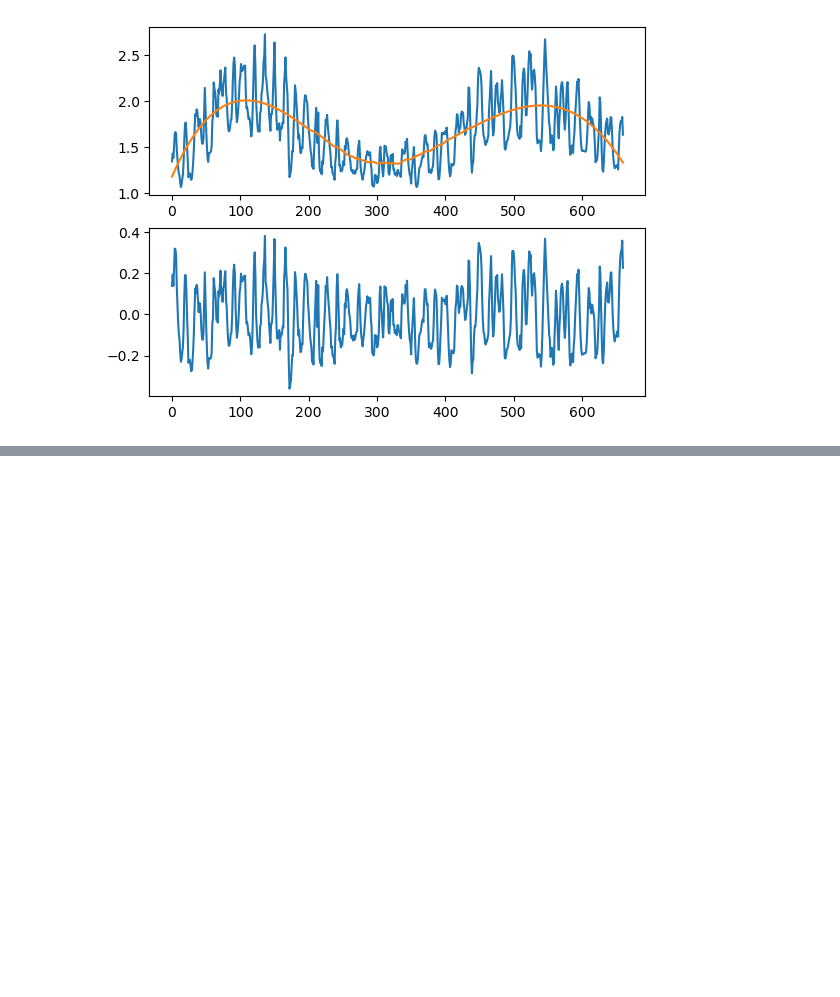
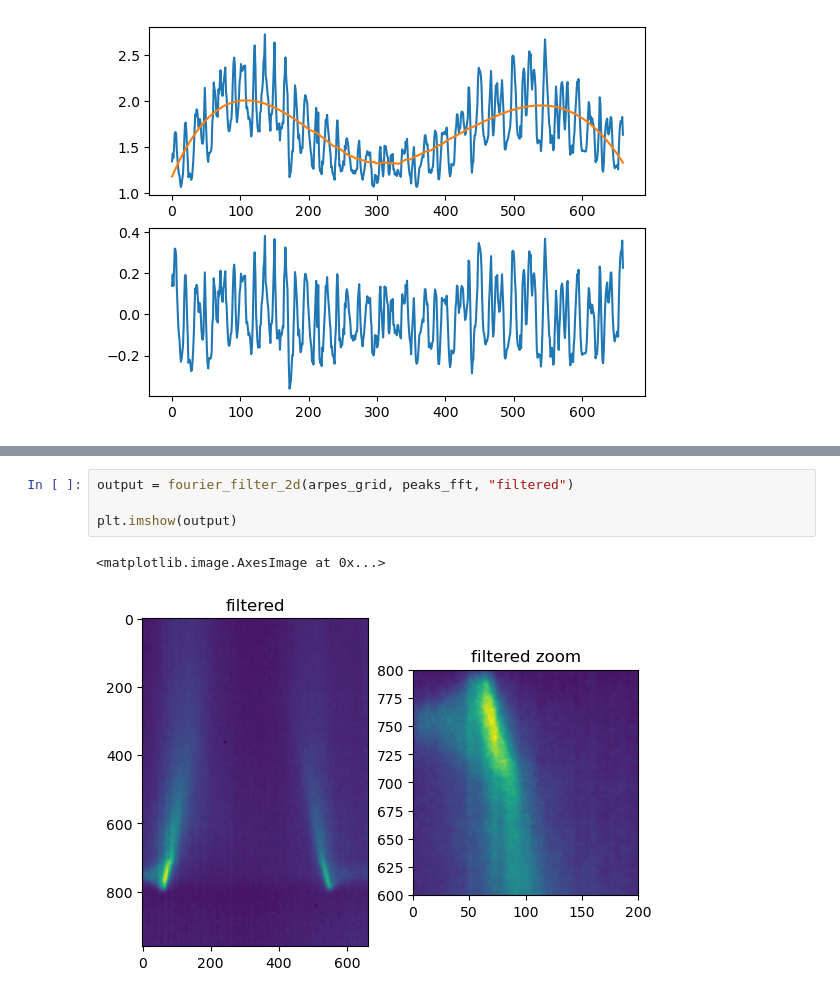
Before and after one commit to hellbrue/psi_arpes_scripts, a Jupyter notebook: scripts_francesco/filter_psi.ipynb, the cells around one changed output, grey strips where cells are left out. Saved outputs shown, nothing was run; the diff lists cells and outputs as text; blank space fills up the shorter version.

```diff
--- a/scripts_francesco/filter_psi.ipynb
+++ b/scripts_francesco/filter_psi.ipynb
@@ -617,0 +696,7 @@ following structure: pos_x, pos_y, sigma_x, sigma_y, amplitude. The error was {e
+# %%
+output = fourier_filter_2d(arpes_grid, peaks_fft, "filtered")
+
+plt.imshow(output)
+# %% [output]
+<matplotlib.image.AxesImage at 0x...>
+[figure, added]
```
Also changed, not shown: parts of 2 cells of this notebook, 3 other files.
